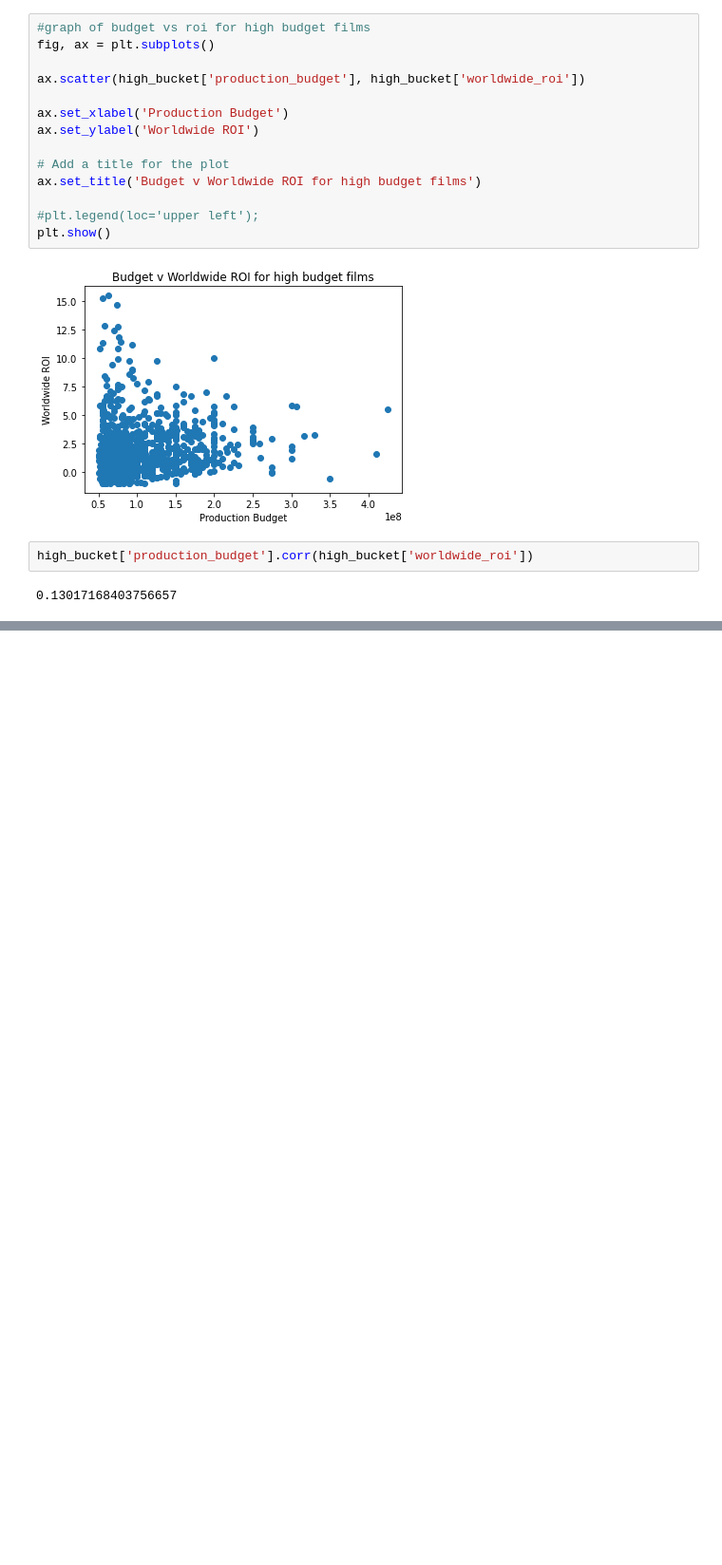
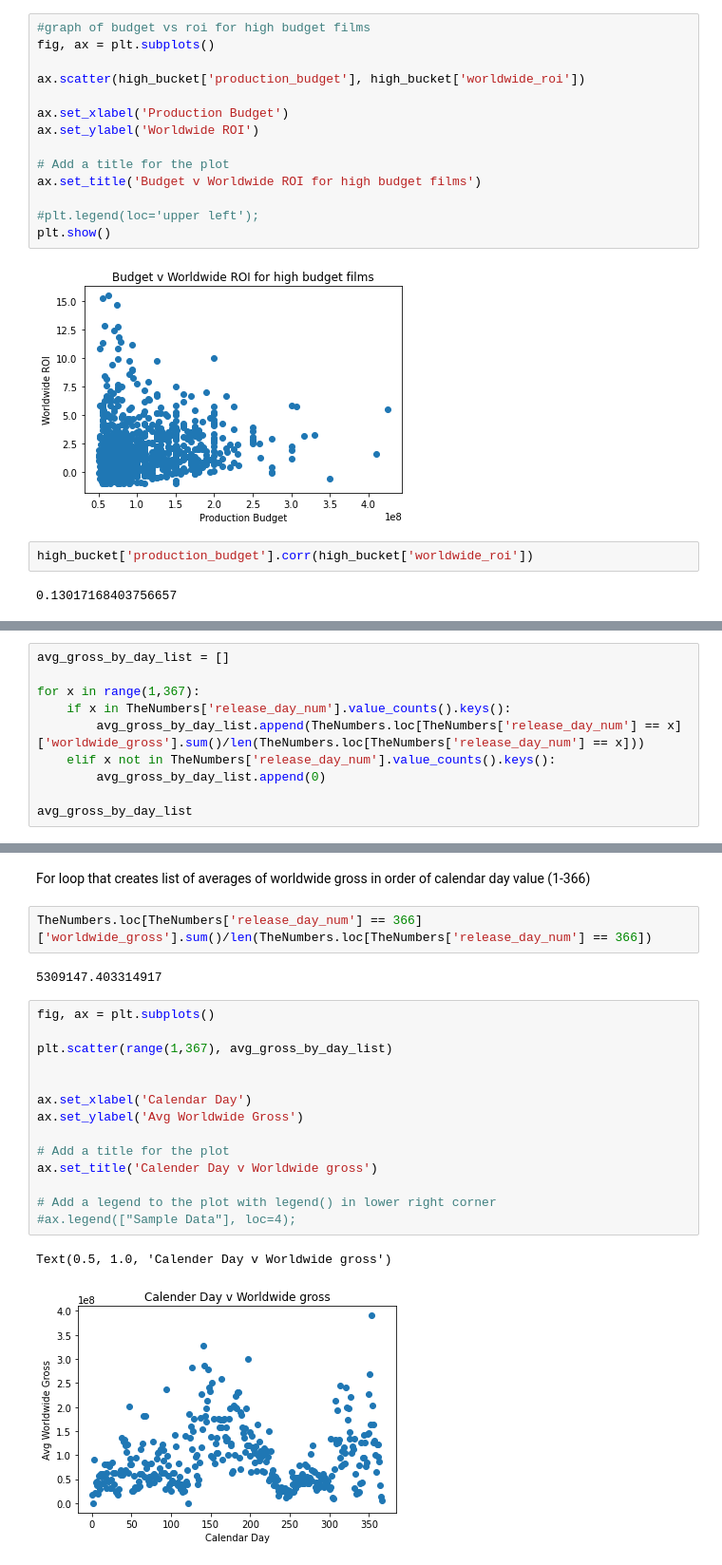
Before and after one commit to mitchallison2/Microsoft-Movie-Project, a Jupyter notebook: Matt's_Workbook.ipynb, the cells around one changed output, grey strips where cells are left out. Shown: that part at 95% size. Saved outputs shown, nothing was run; the diff lists cells and outputs as text; blank space fills up the shorter version.

```diff
--- a/Matt's_Workbook.ipynb
+++ b/Matt's_Workbook.ipynb
@@ -703,0 +760,10 @@ high_bucket['production_budget'].corr(high_bucket['worldwide_roi'])
+# %%
+avg_gross_by_day_list = []
+
+for x in range(1,367):
+    if x in TheNumbers['release_day_num'].value_counts().keys():
+        avg_gross_by_day_list.append(TheNumbers.loc[TheNumbers['release_day_num'] == x]['worldwide_gross'].sum()/len(TheNumbers.loc[TheNumbers['release_day_num'] == x]))
+    elif x not in TheNumbers['release_day_num'].value_counts().keys():
+        avg_gross_by_day_list.append(0)
+
+avg_gross_by_day_list
@@ -703,0 +788,23 @@ high_bucket['production_budget'].corr(high_bucket['worldwide_roi'])
+# %% [markdown]
+For loop that creates list of averages of worldwide gross in order of calendar day value (1-366)
+# %%
+TheNumbers.loc[TheNumbers['release_day_num'] == 366]['worldwide_gross'].sum()/len(TheNumbers.loc[TheNumbers['release_day_num'] == 366])
+# %% [output]
+5309147.403314917
+# %%
+fig, ax = plt.subplots()
+
+plt.scatter(range(1,367), avg_gross_by_day_list)
+
+
+ax.set_xlabel('Calendar Day')
+ax.set_ylabel('Avg Worldwide Gross')
+
+# Add a title for the plot
+ax.set_title('Calender Day v Worldwide gross')
+
+# Add a legend to the plot with legend() in lower right corner
+#ax.legend(["Sample Data"], loc=4);
+# %% [output]
+Text(0.5, 1.0, 'Calender Day v Worldwide gross')
+[figure, added]
```
Also changed, not shown: parts of 10 cells of this notebook.
